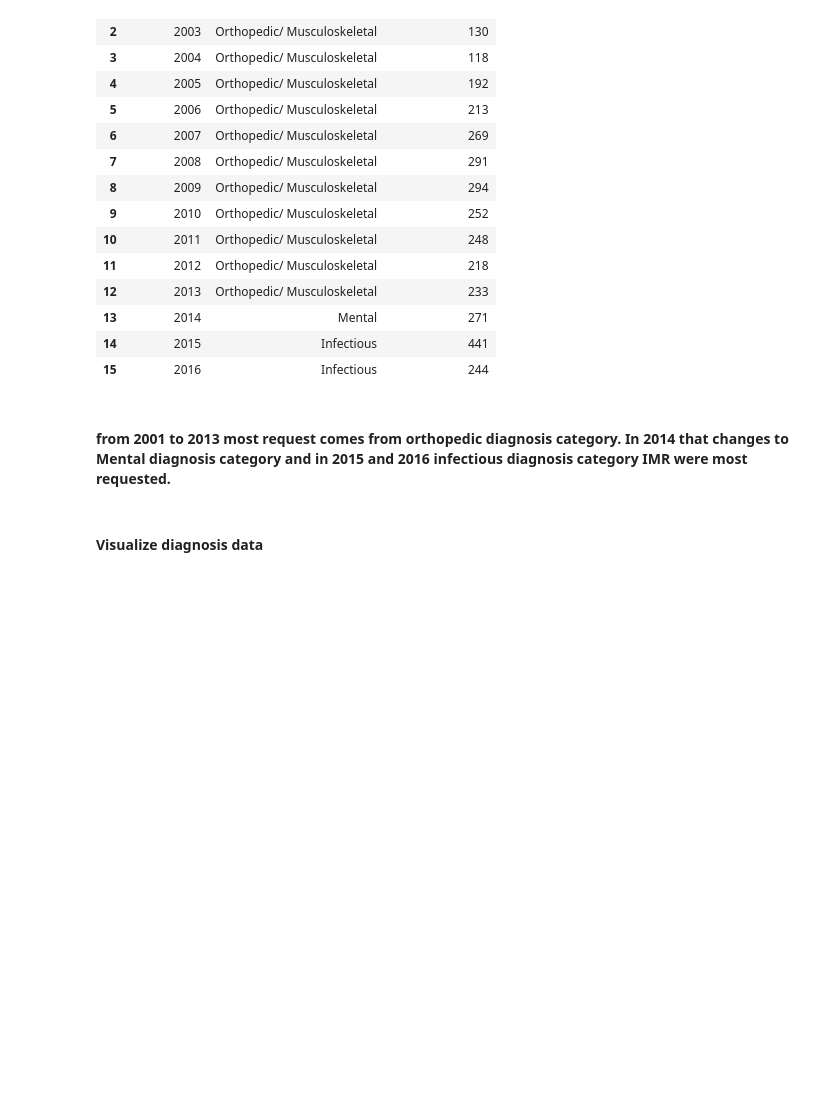
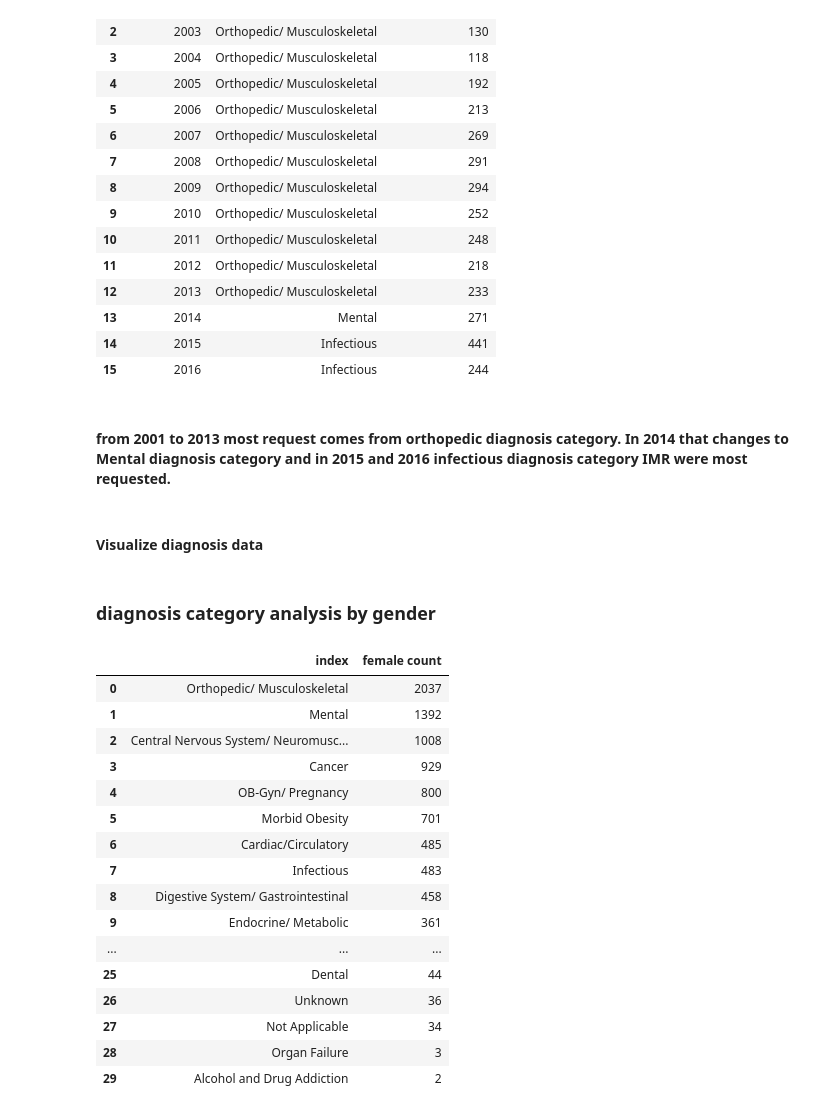
Before and after one commit to rohitkadam1410/Data-Scinence-Projects, a Jupyter notebook: Independent medical review dataset/EDA_independent_medical_review.ipynb, the cells around one changed output. Cells and saved outputs as stored; diff of their text form; code cells hidden in the pictures; blank space fills up the shorter version.

```diff
--- a/Independent medical review dataset/EDA_independent_medical_review.ipynb
+++ b/Independent medical review dataset/EDA_independent_medical_review.ipynb
@@ -616,3 +616,33 @@ fig.update_traces(textposition ='inside',textinfo = 'percent',hovertemplate ='Ye
 
 fig.update_traces(customdata=diagnosis_count_by_year['Report Year'])
 fig.show()
+# %% [markdown]
+### diagnosis category analysis by gender
+# %%
+len_df = len(df)
+
+diagnosis_count_male = df[df['Patient Gender']=='Male']['Diagnosis Category'].value_counts().reset_index(name ='male count')
+
+diagnosis_count_male
+
+diagnosis_count_female = df[df['Patient Gender']=='Female']['Diagnosis Category'].value_counts().reset_index(name ='female count')
+
+diagnosis_count_female
+# %% [output]
+|  | index | female count |
+| 0 | Orthopedic/ Musculoskeletal | 2037 |
+| 1 | Mental | 1392 |
+| 2 | Central Nervous System/ Neuromusc... | 1008 |
+| 3 | Cancer | 929 |
+| 4 | OB-Gyn/ Pregnancy | 800 |
+| 5 | Morbid Obesity | 701 |
+| 6 | Cardiac/Circulatory | 485 |
+| 7 | Infectious | 483 |
+| 8 | Digestive System/ Gastrointestinal | 458 |
+| 9 | Endocrine/ Metabolic | 361 |
+| ... | ... | ... |
+| 25 | Dental | 44 |
+| 26 | Unknown | 36 |
+| 27 | Not Applicable | 34 |
+| 28 | Organ Failure | 3 |
+| 29 | Alcohol and Drug Addiction | 2 |
```
Also changed, not shown: parts of 7 cells of this notebook.
